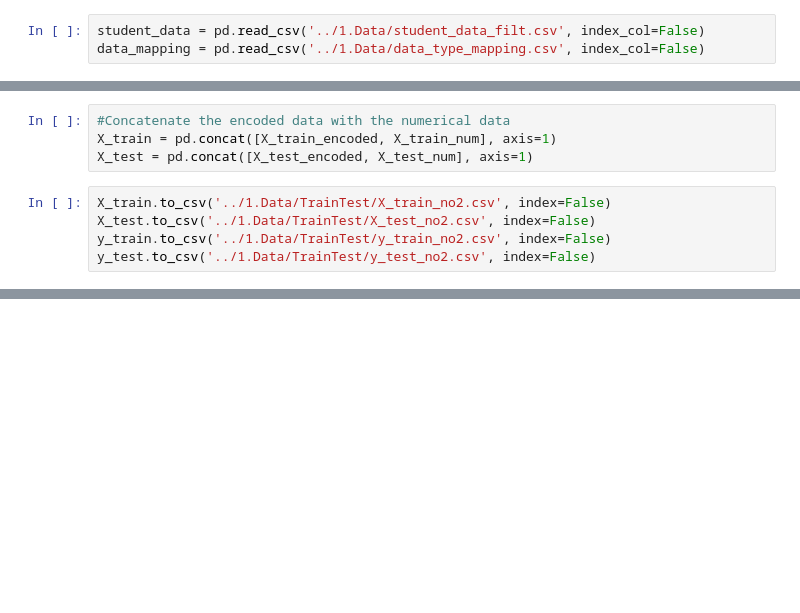
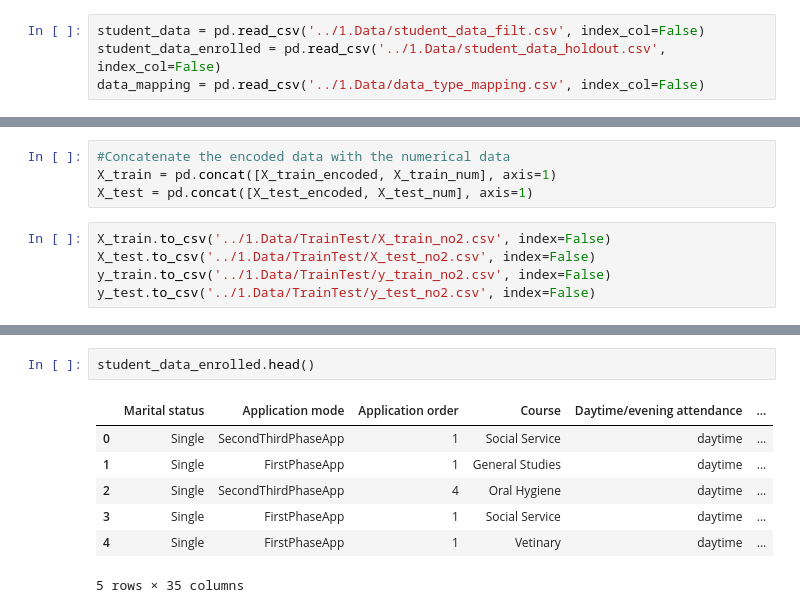
Before and after one commit to Kevin-Kwasnik/student-dropout-prediction, a Jupyter notebook: 3.DataPreparation/DataPrep.ipynb, the cells around one changed output, grey strips where cells are left out. Saved outputs shown, nothing was run; the diff lists cells and outputs as text; blank space fills up the shorter version.

Commit message:
enrolled students for prediction added

```diff
--- a/3.DataPreparation/DataPrep.ipynb
+++ b/3.DataPreparation/DataPrep.ipynb
@@ -6,6 +6,7 @@ from sklearn.model_selection import train_test_split
 from sklearn.preprocessing import OneHotEncoder
 # %%
 student_data = pd.read_csv('../1.Data/student_data_filt.csv', index_col=False)
+student_data_enrolled = pd.read_csv('../1.Data/student_data_holdout.csv', index_col=False)
 data_mapping = pd.read_csv('../1.Data/data_type_mapping.csv', index_col=False)
 # %% [markdown]
 #### Review Data Types, Association, and Scaled Impact
@@ -156,0 +423,10 @@ y_test.to_csv('../1.Data/TrainTest/y_test_no2.csv', index=False)
+# %%
+student_data_enrolled.head()
+# %% [output]
+|  | Marital status | Application mode | Application order | Course | Daytime/evening attendance | ... |
+| 0 | Single | SecondThirdPhaseApp | 1 | Social Service | daytime | ... |
+| 1 | Single | FirstPhaseApp | 1 | General Studies | daytime | ... |
+| 2 | Single | SecondThirdPhaseApp | 4 | Oral Hygiene | daytime | ... |
+| 3 | Single | FirstPhaseApp | 1 | Social Service | daytime | ... |
+| 4 | Single | FirstPhaseApp | 1 | Vetinary | daytime | ... |
+5 rows × 35 columns
```
Also changed, not shown: parts of 9 cells of this notebook, 2 other files.
